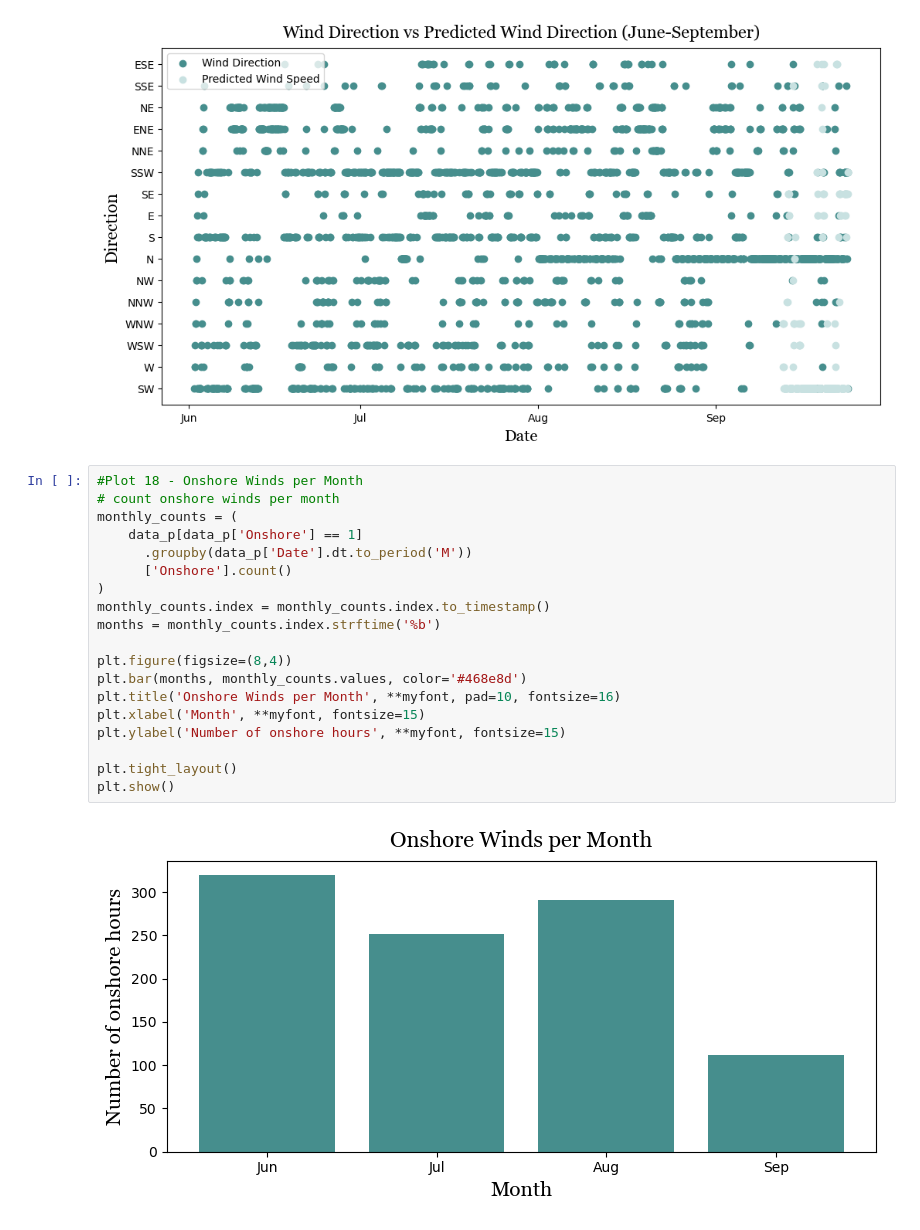
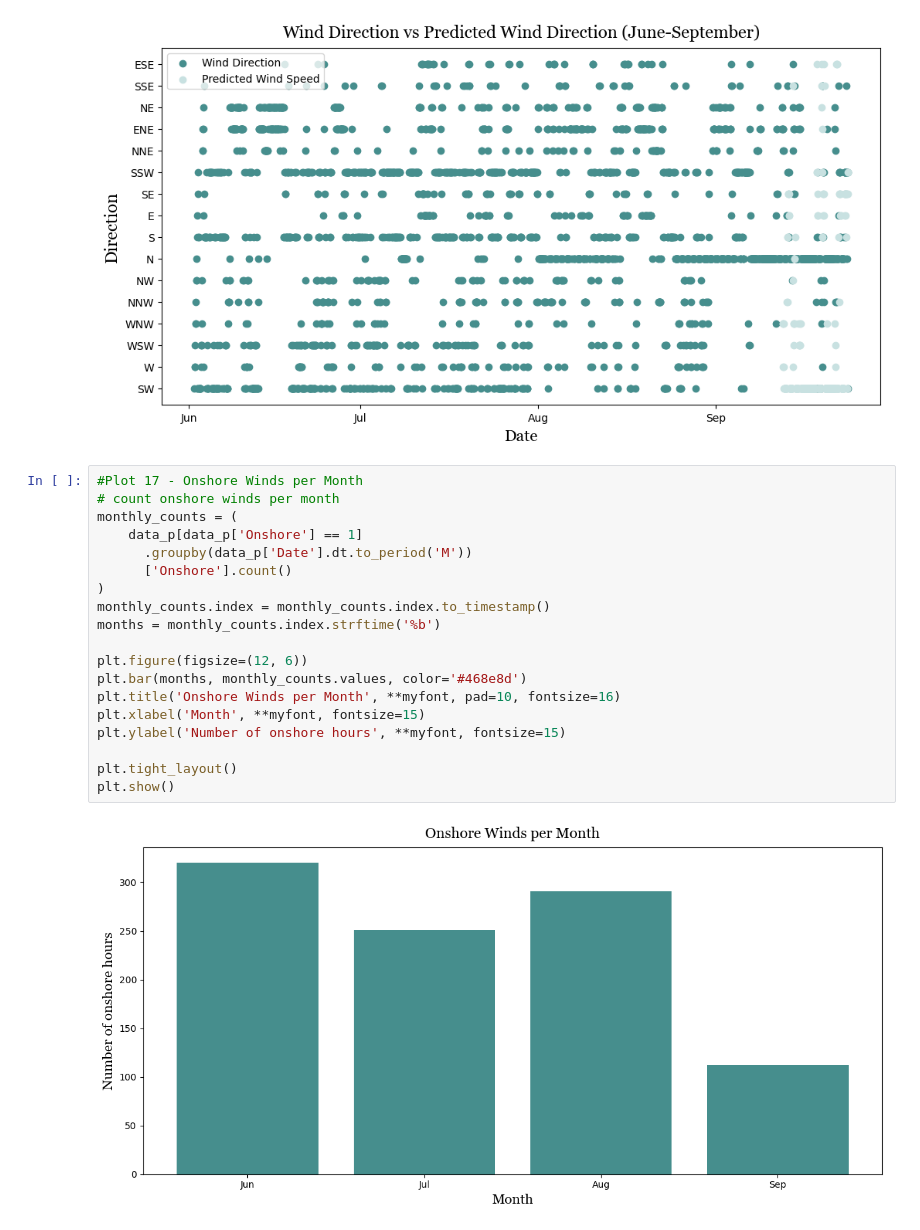
Before and after one commit to Krupamc/Research-2026-LSTM, a Jupyter notebook: graphs/graphs.ipynb, the cells around one changed output. Drawn from its saved outputs; the diff is of its cells as text.

```diff
--- a/graphs/graphs.ipynb
+++ b/graphs/graphs.ipynb
@@ -325,23 +325,23 @@ plt.legend()
 <matplotlib.legend.Legend at 0x...>
 [figure]
 # %%
-#Plot 18 - Onshore Winds per Month
+#Plot 17 - Onshore Winds per Month
 # count onshore winds per month
 monthly_counts = (
     data_p[data_p['Onshore'] == 1]
       .groupby(data_p['Date'].dt.to_period('M'))
       ['Onshore'].count()
 )
 monthly_counts.index = monthly_counts.index.to_timestamp()
 months = monthly_counts.index.strftime('%b')
 
-plt.figure(figsize=(8,4))
+plt.figure(figsize=(12, 6))
 plt.bar(months, monthly_counts.values, color='#468e8d')
 plt.title('Onshore Winds per Month', **myfont, pad=10, fontsize=16)
 plt.xlabel('Month', **myfont, fontsize=15)
 plt.ylabel('Number of onshore hours', **myfont, fontsize=15)
 
 plt.tight_layout()
 plt.show()
 # %% [output]
-[figure, old version]
+[figure, new version]
```
Also changed, not shown: parts of 2 cells of this notebook, 2 other files.
